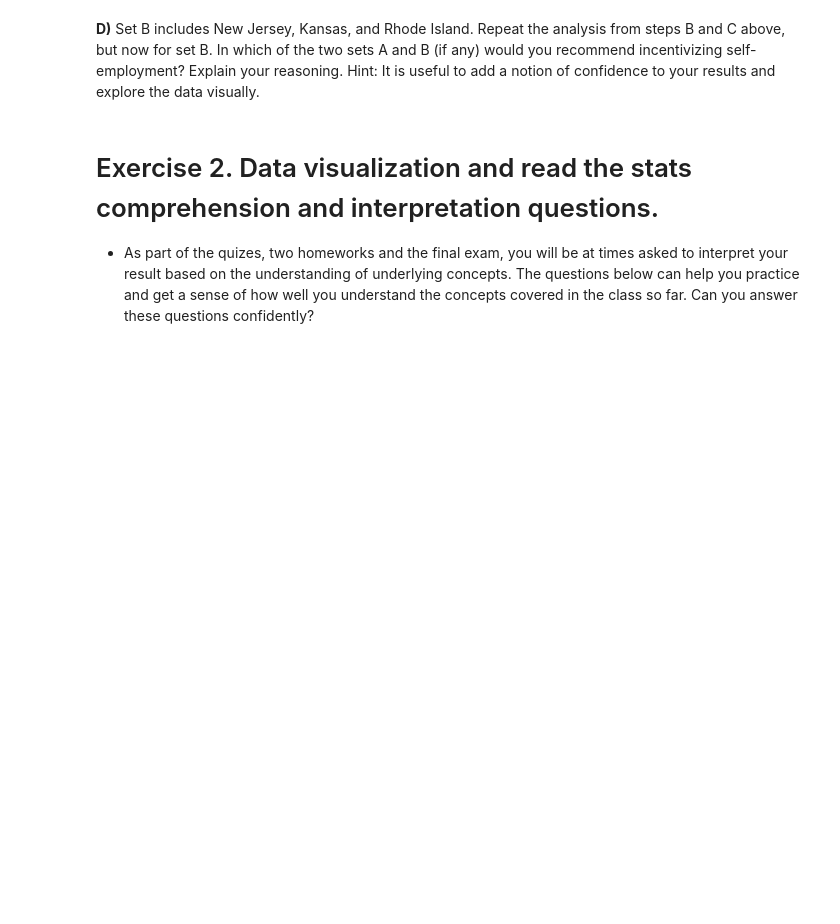
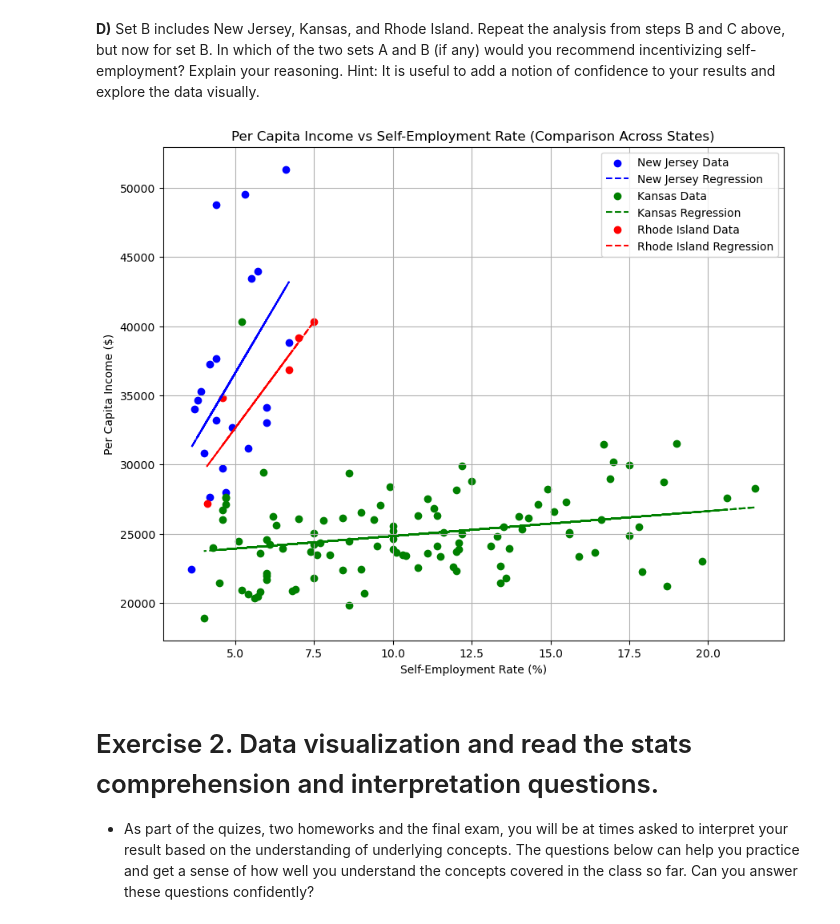
Before and after one commit to theoschiff/ADA, a Jupyter notebook: Exercises/03 - Describing data/Describing_data_exercise.ipynb, the cells around one changed output. Cells and saved outputs as stored; diff of their text form; code cells hidden in the pictures; blank space fills up the shorter version.

```diff
--- a/Exercises/03 - Describing data/Describing_data_exercise.ipynb
+++ b/Exercises/03 - Describing data/Describing_data_exercise.ipynb
@@ -339,3 +367,53 @@ set_b = {"New Jersey", "Kansas", "Rhode Island"}
+# %%
+# List of states to work with
+b = ["New Jersey", "Kansas", "Rhode Island"]
+
+# Filter the dataframe for the states in b
+df_set_b = df.loc[df['State'].isin(b)]
+
+# Creating separate dataframes for each state in b
+df_new_jersey = df_set_b[df_set_b['State'] == b[0]]
+df_kansas = df_set_b[df_set_b['State'] == b[1]]
+df_rhode_island = df_set_b[df_set_b['State'] == b[2]]
+
+# Performing linear regressions for each state
+def linear_regression_by_state(df):
+    X = df[['SelfEmployed']]
+    y = df['IncomePerCap']
+    model = LinearRegression()
+    model.fit(X, y)
+    return model
+
+# Get the models for each state
+model_new_jersey = linear_regression_by_state(df_new_jersey)
+model_kansas = linear_regression_by_state(df_kansas)
+model_rhode_island = linear_regression_by_state(df_rhode_island)
+
+# Plotting the data points and regression lines for each state
+plt.figure(figsize=(10, 8))
+
+# Plot New Jersey
+plt.scatter(df_new_jersey['SelfEmployed'], df_new_jersey['IncomePerCap'], color='blue', label='New Jersey Data')
+plt.plot(df_new_jersey['SelfEmployed'], model_new_jersey.predict(df_new_jersey[['SelfEmployed']]), color='blue', linestyle='--', label='New Jersey Regression')
+
+# Plot Kansas
+plt.scatter(df_kansas['SelfEmployed'], df_kansas['IncomePerCap'], color='green', label='Kansas Data')
+plt.plot(df_kansas['SelfEmployed'], model_kansas.predict(df_kansas[['SelfEmployed']]), color='green', linestyle='--', label='Kansas Regression')
+
+# Plot Rhode Island
+plt.scatter(df_rhode_island['SelfEmployed'], df_rhode_island['IncomePerCap'], color='red', label='Rhode Island Data')
+plt.plot(df_rhode_island['SelfEmployed'], model_rhode_island.predict(df_rhode_island[['SelfEmployed']]), color='red', linestyle='--', label='Rhode Island Regression')
+
+# Labels and title
+plt.title('Per Capita Income vs Self-Employment Rate (Comparison Across States)')
+plt.xlabel('Self-Employment Rate (%)')
+plt.ylabel('Per Capita Income ($)')
+plt.legend()
+plt.grid(True)
+
+plt.show()
+# %% [output]
+[figure, added]
 # %% [markdown]
 # Exercise 2. Data visualization and read the stats comprehension and interpretation questions.
 
```
Also changed, not shown: parts of 24 cells of this notebook.
